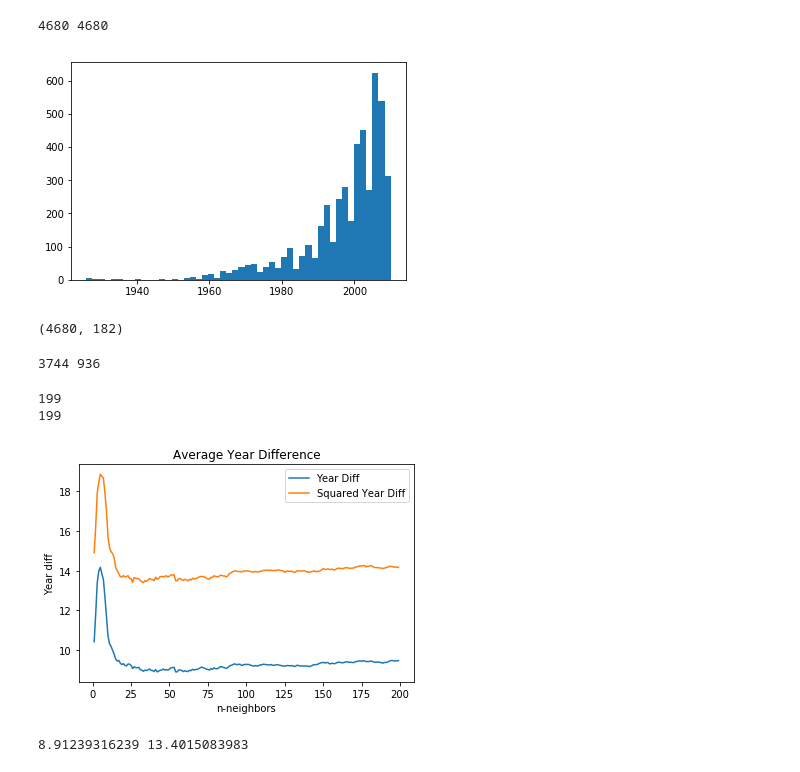
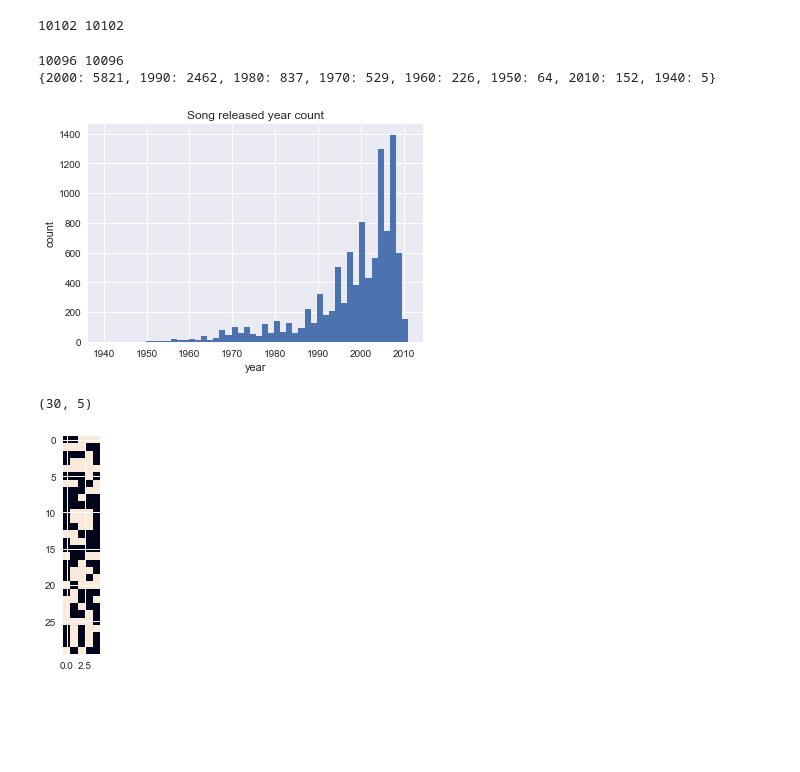
Before and after one commit to katejung/CSE546MSD, a Jupyter notebook: Kate/Preprocessing.ipynb, the cells around one changed output. Saved outputs shown, nothing was run; the diff lists cells and outputs as text; code cells hidden in the pictures; blank space fills up the shorter version.

```diff
--- a/Kate/Preprocessing.ipynb
+++ b/Kate/Preprocessing.ipynb
@@ -87,65 +271,37 @@ def flattenX(X):
+# %%
+print(len(X), len(Y))
+# %% [output]
+10102 10102
 # %%
 import matplotlib.pyplot as plt
 import copy
 # Generate a normal distribution, center at x=0 and y=5
 
 X_filtered = []
 Y_filtered = []
+decades= dict()
 for i, year in enumerate(Y):
-    if year != 0:
+    if year >= 1940:
+        decade = year-(year%10)
         X_filtered.append(X[i])
         Y_filtered.append(Y[i])
+        if decade not in decades:
+            decades[decade] = 1
+        else:
+            decades[decade] +=1
 print(len(X_filtered),len(Y_filtered))
+print(decades)
 plt.hist(Y_filtered, bins=50)
+plt.xlabel('year')
+plt.ylabel('count')
+plt.title('Song released year count')
 plt.show()
 
-X_flattened = flattenX(X_filtered)
-print(X_flattened.shape)
+plt.imshow(X_filtered[0][0])
+plt.show()
 # %% [output]
-4680 4680
+10096 10096
+{2000: 5821, 1990: 2462, 1980: 837, 1970: 529, 1960: 226, 1950: 64, 2010: 152, 1940: 5}
-[figure, old version]
+[figure, new version]
-(4680, 182)
+(30, 5)
+[figure, added]
-# %%
-from sklearn.model_selection import train_test_split
-from sklearn.neighbors import KNeighborsClassifier
-
-# n_total, d = X_flattened.shape
-# n_train = int(n_total/10*8)
-# n_test = int(n_total - n_train)
-
-# X_train = X_flattened[0:n_train,:]
-# X_test = X_flattened[n_train:,:]
-# Y_train = Y_filtered[0:n_train]
-# Y_test = Y_filtered[n_train:]
-
-## Split data into training and testing sets.
-X_train, X_test, y_train, y_test = train_test_split(X_flattened, Y_filtered, test_size=0.2, random_state=42)
-n_train = X_train.shape[0]
-n_test = X_test.shape[0]
-print(n_train, n_test)
-error_list,squared_list = [],[]
-for n_neighbors in range(1,200):
-    knn = KNeighborsClassifier(n_neighbors=n_neighbors)
-    knn.fit(X_train, y_train)
-    predicted_years = knn.predict(X_test)
-    error_list.append(np.sum(np.abs(predicted_years - y_test))/n_test)
-    squared_list.append(np.sqrt(np.sum(np.abs((predicted_years - y_test)**2))/n_test))
-# %% [output]
-3744 936
-# %%
-print(len(error_list))
-print(len(squared_list))
-
-line1 = plt.plot(list(range(1,200)), error_list, label = 'Year Diff')
-line2 = plt.plot(list(range(1,200)), squared_list, label= 'Squared Year Diff')
-plt.legend()
-plt.xlabel('n-neighbors')
-plt.ylabel('Year diff')
-plt.title(r'Average Year Difference')
-plt.show()
-print(min(error_list), min(squared_list))
-# %% [output]
-199
-199
-[figure, removed]
-8.91239316239 13.4015083983
```
Also changed, not shown: parts of 12 cells of this notebook, 23 other files.
